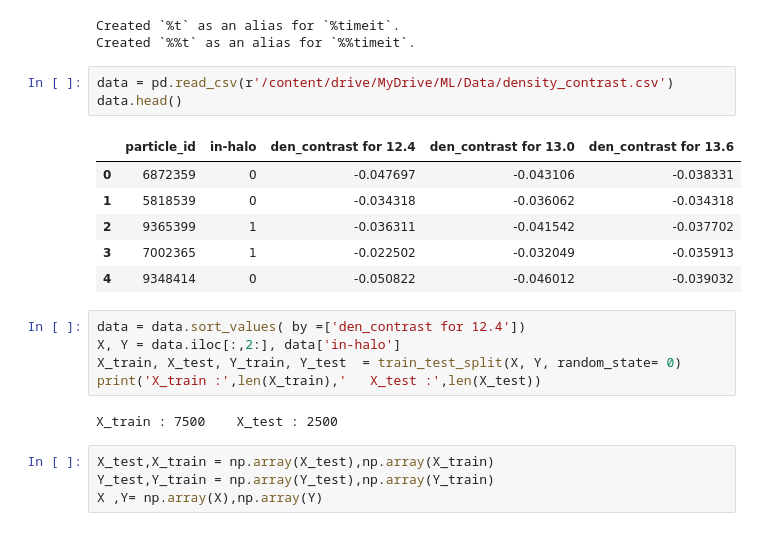
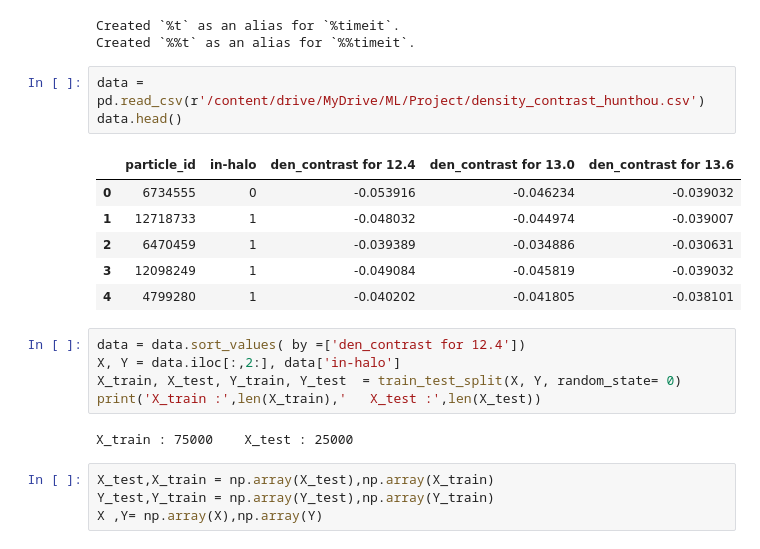
Before and after one commit to as2c/MLP---Cosmology, a Jupyter notebook: Optimization/KNN.ipynb, the cells around one changed output. Cells and saved outputs as stored; diff of their text form.

```diff
--- a/Optimization/KNN.ipynb
+++ b/Optimization/KNN.ipynb
@@ -22,22 +22,22 @@ simplefilter(action='ignore', category=FutureWarning)
 Created `%t` as an alias for `%timeit`.
 Created `%%t` as an alias for `%%timeit`.
 # %%
-data = pd.read_csv(r'/content/drive/MyDrive/ML/Data/density_contrast.csv')
+data = pd.read_csv(r'/content/drive/MyDrive/ML/Project/density_contrast_hunthou.csv')
 data.head()
 # %% [output]
 |  | particle_id | in-halo | den_contrast for 12.4 | den_contrast for 13.0 | den_contrast for 13.6 |
-| 0 | 6872359 | 0 | -0.047697 | -0.043106 | -0.038331 |
-| 1 | 5818539 | 0 | -0.034318 | -0.036062 | -0.034318 |
-| 2 | 9365399 | 1 | -0.036311 | -0.041542 | -0.037702 |
-| 3 | 7002365 | 1 | -0.022502 | -0.032049 | -0.035913 |
-| 4 | 9348414 | 0 | -0.050822 | -0.046012 | -0.039032 |
+| 0 | 6734555 | 0 | -0.053916 | -0.046234 | -0.039032 |
+| 1 | 12718733 | 1 | -0.048032 | -0.044974 | -0.039007 |
+| 2 | 6470459 | 1 | -0.039389 | -0.034886 | -0.030631 |
+| 3 | 12098249 | 1 | -0.049084 | -0.045819 | -0.039032 |
+| 4 | 4799280 | 1 | -0.040202 | -0.041805 | -0.038101 |
 # %%
 data = data.sort_values( by =['den_contrast for 12.4'])
 X, Y = data.iloc[:,2:], data['in-halo']
 X_train, X_test, Y_train, Y_test  = train_test_split(X, Y, random_state= 0)
 print('X_train :',len(X_train),'   X_test :',len(X_test))
 # %% [output]
-X_train : 7500    X_test : 2500
+X_train : 75000    X_test : 25000
 # %%
 X_test,X_train = np.array(X_test),np.array(X_train)
 Y_test,Y_train = np.array(Y_test),np.array(Y_train)
```
Also changed, not shown: parts of 19 cells of this notebook, 1 other file.
